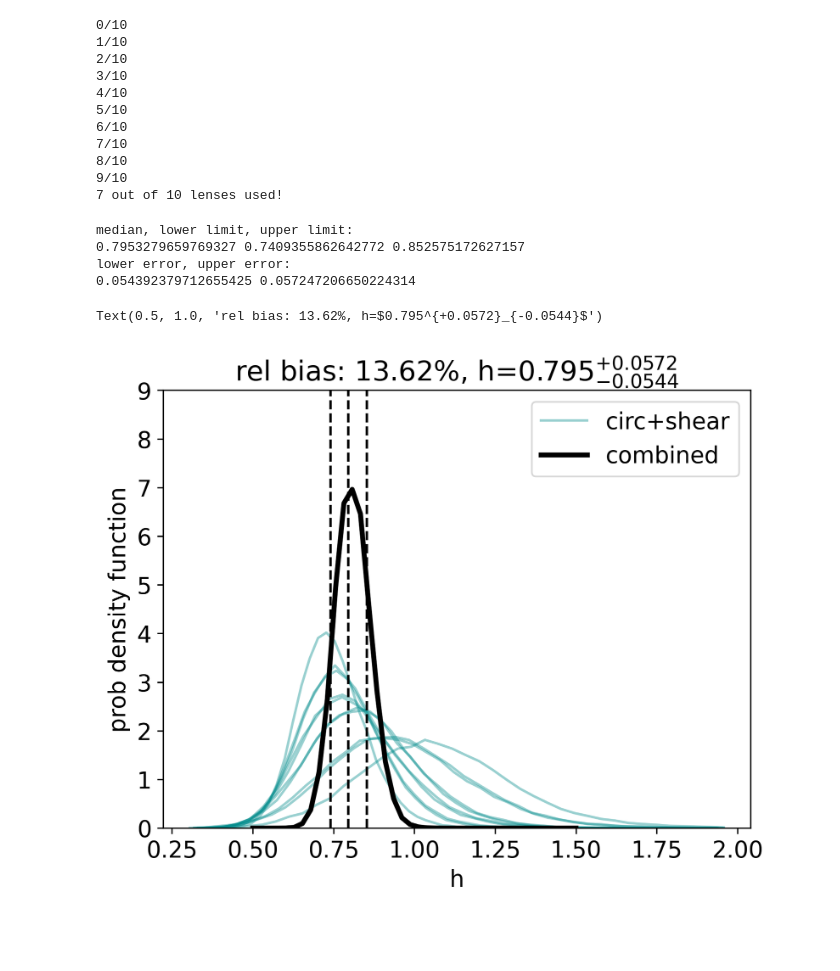
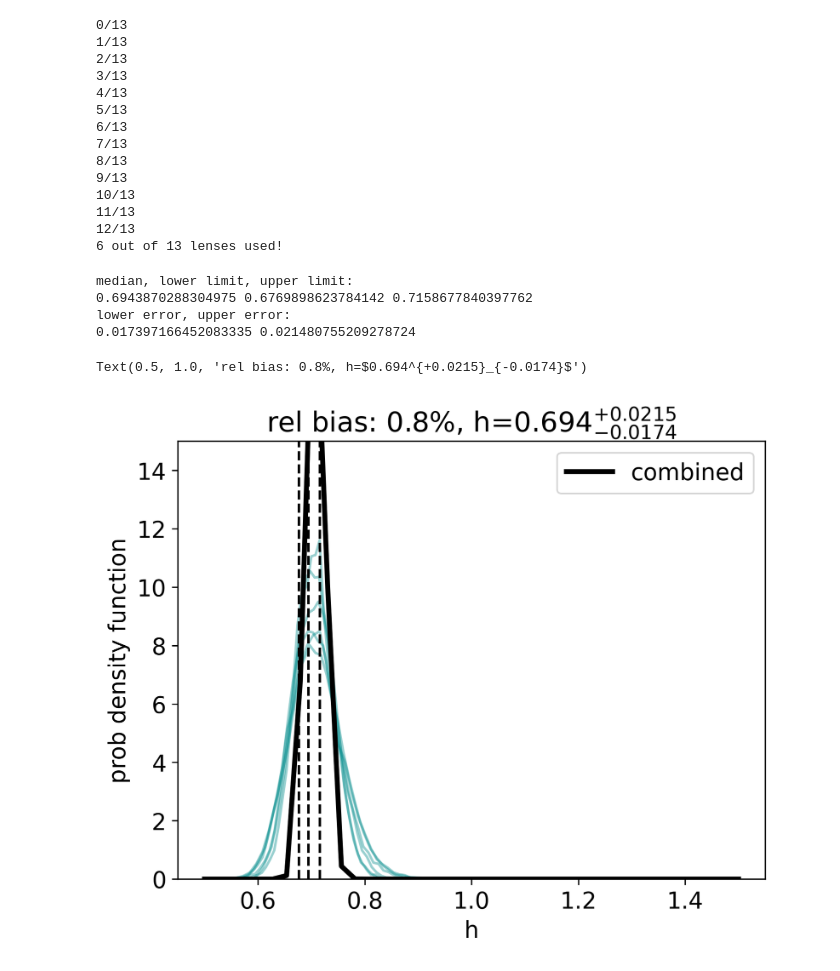
Before and after one commit to dilysruan/paper-h-powlaw, a Jupyter notebook: combine-h0.ipynb, the cells around one changed output. Drawn from its saved outputs; the diff is of its cells as text; code cells hidden in the pictures; blank space fills up the shorter version.

```diff
--- a/combine-h0.ipynb
+++ b/combine-h0.ipynb
@@ -23,8 +23,8 @@ plt.rcParams.update({'font.size': 17, 'text.usetex': False})
 dpi_set=400
 folder = './'
 root = 'mock_'
-ellip = False
-n_samples=10
+ellip = True
+n_samples=13
 h_true = 0.7
 eta_true = 1.0
 # %%
@@ -59,8 +59,17 @@ for n in range(0,n_samples):
         eta_prob.append(data[7])
     index+=1
 
-totalmag, peakmag, Rij, tau12, tau13, tau14, tau23, tau24, tau34, time_max, time_min, annulus_length = rel.get_info(combine_dat)
-h_med, h_err, eta_med, eta_err = h_eta.get_info(combine_txt, eta_tracker=1.0, increment=0.)
-eta_bias = np.abs(eta_true-np.array(eta_med))
-h_bias = np.abs(h_true-np.array(h_med))
+# totalmag, peakmag, Rij, tau12, tau13, tau14, tau23, tau24, tau34, time_max, time_min, annulus_length = rel.get_info(combine_dat)
+# h_med, h_err, eta_med, eta_err = h_eta.get_info(combine_txt, eta_tracker=1.0, increment=0.)
+# eta_bias = np.abs(eta_true-np.array(eta_med))
+# h_bias = np.abs(h_true-np.array(h_med))
+
+imgpos, drarr, taumat = relCK.get_info(combine_dat)
+ann14 = drarr[:,3]
+ann13 = drarr[:,2]
+ann12 = drarr[:,1]
+tau14 = taumat[:,0,3]
+tau13 = taumat[:,0,2]
+tau12 = taumat[:,0,1]
+annulus_length = ann12
 # %% [output]
@@ -76,13 +84,9 @@ number = 0
 med = stats.median(annulus_length)
 error = (stats.stdev(annulus_length))
 print('median is: '+str(med))
-uppercut = med + n_sigma*error
-lowercut = med - n_sigma*error
-print('lowercut, uppercut')
-print(lowercut, uppercut)
 
 for n in range(0,n_samples):
-    if annulus_length[n] <= lowercut or annulus_length[n] >= uppercut:
+    if annulus_length[n] <= med:
         flags.append(False)
     else:
         flags.append(True)
@@ -126,17 +129,20 @@ Pall /= norm
 
 print(str(number)+' out of '+str(n_samples)+' lenses used!')
 # %% [output]
-0/10
-1/10
-2/10
-3/10
-4/10
-5/10
-6/10
-7/10
-8/10
-9/10
-7 out of 10 lenses used!
+0/13
+1/13
+2/13
+3/13
+4/13
+5/13
+6/13
+7/13
+8/13
+9/13
+10/13
+11/13
+12/13
+6 out of 13 lenses used!
 # %%
 ### PLOT COMBINED H DISTRIBUTION!
 
@@ -152,12 +158,13 @@ else:
     label='ellip+shear'
 
 for n in range(0,len(h_prob)):
-    num, bins = np.histogram(h_prob[n], bins=bin_num, density=True)
-    if n==n_samples-1:
-        plt.plot(bins[:-1], num, color=color, alpha=0.4, label=label)
+    if flags[n] == True:
+        num, bins = np.histogram(h_prob[n], bins=bin_num, density=True)
+        if n==n_samples-1:
+            plt.plot(bins[:-1], num, color=color, alpha=0.4, label=label)
 
-    else:
-        plt.plot(bins[:-1], num, color=color, alpha=0.4)
+        else:
+            plt.plot(bins[:-1], num, color=color, alpha=0.4)
 
 plt.plot(list_bins, Pall, color='black', label='combined', linewidth=3)
 plt.legend()
@@ -165,35 +172,35 @@ plt.xlabel('h')
 plt.ylabel('prob density function')
 
 # cdf and interpolation to get the med and errors within 68% confidence interval
 cdf = (np.cumsum(Pall)*(list_bins[1]-list_bins[0]))
 cdf_interp = scipy.interpolate.interp1d(cdf, list_bins)
 x_50 = cdf_interp(0.5)
 x_16 = cdf_interp(0.16)
 x_84 = cdf_interp(0.84)
 lower_err = np.abs(x_50 - x_16)
 upper_err = np.abs(x_50 - x_84)
 
 bias = np.abs(h_true-x_50)
 rel_bias = round((bias/h_true*100),2)
 
 print('median, lower limit, upper limit:')
 print(x_50, x_16, x_84)
 print('lower error, upper error:')
 print(lower_err, upper_err)
 
 index_maxpdf = np.argsort(Pall)[-1]
 length = 10
 color2 = 'black'
 plt.plot([x_16]*length, np.linspace(np.min(Pall), np.max(Pall)+10,10), linestyle='--', color=color2)
 plt.plot([x_84]*length, np.linspace(np.min(Pall), np.max(Pall)+10,10), linestyle='--', color=color2)
 plt.plot([x_50]*length, np.linspace(np.min(Pall), np.max(Pall)+10,10), linestyle='--', color=color2)
-plt.ylim([0,9])
+plt.ylim([0,15])
 plt.title('rel bias: {}%, h=${}^{{{}}}_{{{}}}$'.format(rel_bias, str(np.round(x_50,3)),
                                         '+'+str(np.round(upper_err,4)), '-'+str(np.round(lower_err,4))) )
 # %% [output]
 median, lower limit, upper limit:
-0.7953279659769327 0.7409355862642772 0.852575172627157
+0.6943870288304975 0.6769898623784142 0.7158677840397762
 lower error, upper error:
-0.054392379712655425 0.057247206650224314
+0.017397166452083335 0.021480755209278724
-Text(0.5, 1.0, 'rel bias: 13.62%, h=$0.795^{+0.0572}_{-0.0544}$')
+Text(0.5, 1.0, 'rel bias: 0.8%, h=$0.694^{+0.0215}_{-0.0174}$')
-[figure, old version]
+[figure, new version]
```
Also changed, not shown: parts of 3 cells of this notebook, 5 other files.
